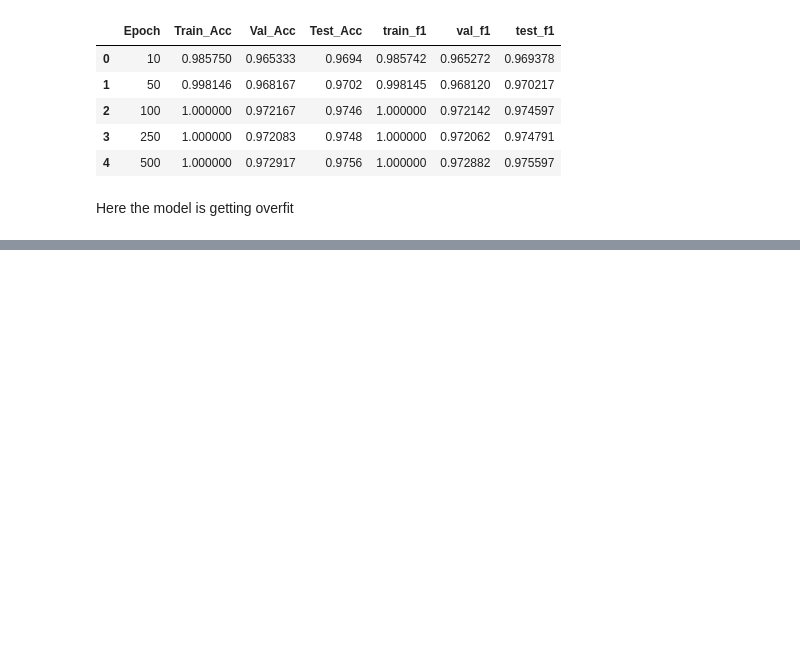
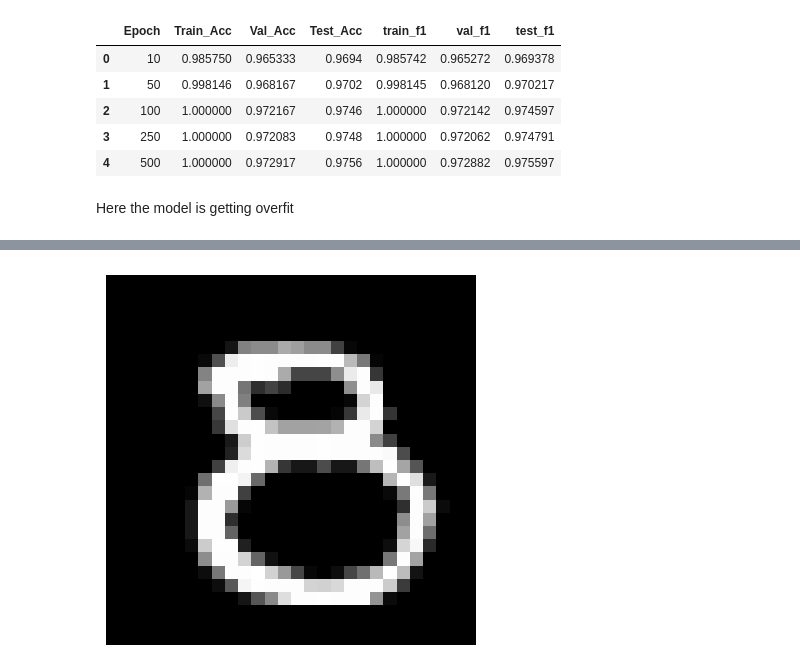
Before and after one commit to mr-ayush-agrawal/DL_Notebooks, a Jupyter notebook: MNIST/main.ipynb, the cells around one changed output, grey strips where cells are left out. Cells and saved outputs as stored; diff of their text form; code cells hidden in the pictures; blank space fills up the shorter version.

```diff
--- a/MNIST/main.ipynb
+++ b/MNIST/main.ipynb
@@ -15,10 +15,13 @@ x_train.shape, y_test.shape
 ((60000, 28, 28), (10000,))
 # %%
 # Seeing the first image
-image = x_train[0].reshape(28,28)
-plt.imshow(image, cmap='gray')
-plt.axis('off')
-plt.show()
+def draw_img(row) :
+    image = row.reshape(28,28)
+    plt.imshow(image, cmap='gray')
+    plt.axis('off')
+    plt.show()
+
+draw_img(x_train[0])
 # %% [output]
 [figure]
 # %%
@@ -206,3 +209,5 @@ df
 | 4 | 500 | 1.000000 | 0.972917 | 0.9756 | 1.000000 | 0.972882 | 0.975597 |
 # %% [markdown]
 Here the model is getting overfit
+# %%
+model.fit(X, Y, epochs=100, batch_size=300)
@@ -208,0 +286,3 @@ Here the model is getting overfit
+# %%
+in_test_idx = [x for x in range(len(y_test)) if y_test[x] != test_pre[x]]
+len(in_test_idx)
@@ -208,0 +295,3 @@ Here the model is getting overfit
+# %%
+intest_x, intest_y = x_test[in_test_idx], y_test[in_test_idx]
+intest_y.shape
@@ -208,0 +315,4 @@ Here the model is getting overfit
+# %%
+draw_img(intest_x[np.random.randint(len(intest_x))])
+# %% [output]
+[figure, added]
```
Also changed, not shown: parts of 18 cells of this notebook.
